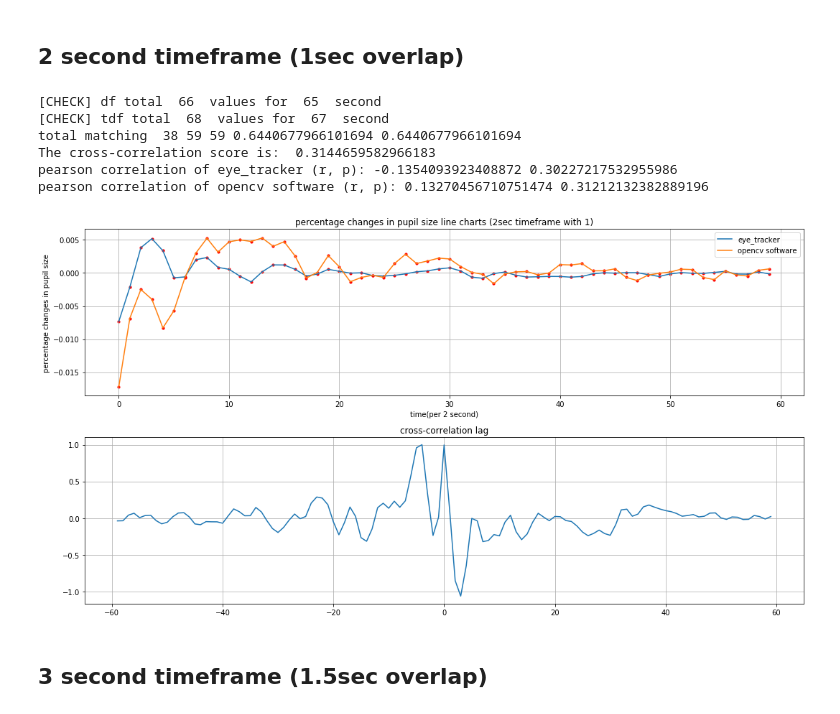
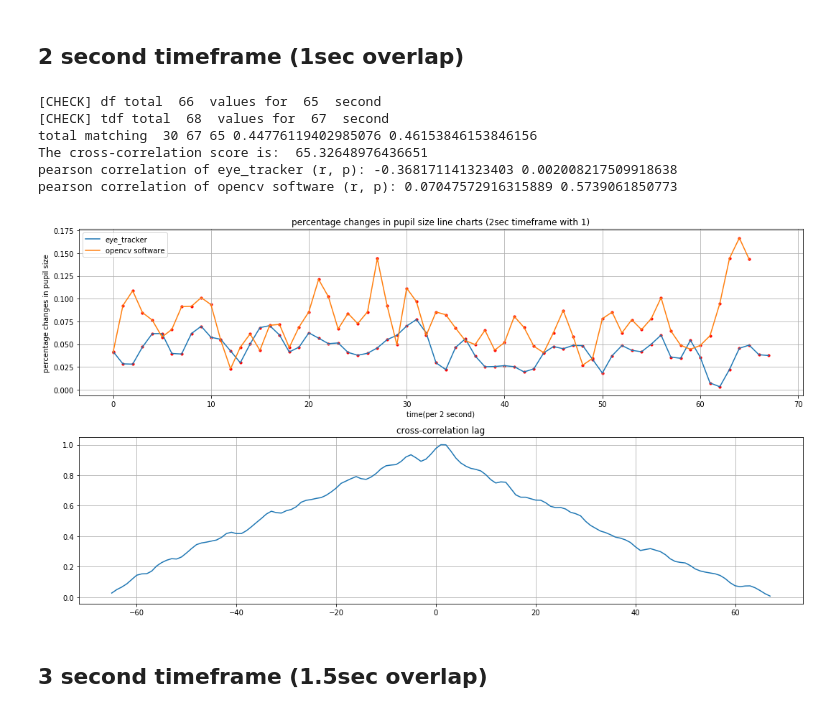
Before and after one commit to kkkkk2017/pupil_data_analysis, a Jupyter notebook: analysis_tobii_opencv_sun.ipynb, the cells around one changed output. Saved outputs shown, nothing was run; the diff lists cells and outputs as text; code cells hidden in the pictures.

```diff
--- a/analysis_tobii_opencv_sun.ipynb
+++ b/analysis_tobii_opencv_sun.ipynb
@@ -179,7 +175,7 @@ def merge_both_side(df):
         b = r['right_r']
 
         if not np.isnan(a) and not np.isnan(b):
-            result.append(np.mean((a, b)))
+            result.append(hmean((a, b)))
         elif not np.isnan(a):
             result.append(a)
         elif not np.isnan(b):
@@ -193,12 +189,14 @@ def merge_both_side(df):
 merge_df = merge_both_side(df)
 merge_tdf = merge_both_side(tdf)
 
-fig, ax = plt.subplots(figsize=(15, 6))
+fig, (ax1, ax2) = plt.subplots(2, figsize=(15, 8))
 
-ax.scatter(x=list(merge_df.index), y=merge_df['pupil'], s=10, label='opencv')
-ax.scatter(x=list(merge_tdf.index), y=merge_tdf['pupil'], s=10, label='tobii')
+ax1.scatter(x=list(merge_df.index), y=merge_df['pupil'], s=10, label='opencv')
+ax2.scatter(x=list(merge_tdf.index), y=merge_tdf['pupil'], s=10, label='tobii')
 
-ax.grid()
-ax.legend(loc='best')
+ax1.grid()
+ax1.legend(loc='best')
+ax2.grid()
+ax2.legend(loc='best')
 # %% [output]
 <matplotlib.legend.Legend at 0x...>
@@ -222,8 +220,7 @@ def normalise(df):
                 values = sorted(values)
                 if len(values) >= 4:
                     values = values[1:-2] #remove the biggest and smallest
-                print(current_sec, values)
-                result.update({current_sec: np.mean(values)})
+                result.update({current_sec: hmean(values)})
                 values = []
 
             current_sec += 0.5
@@ -234,7 +231,7 @@ def normalise(df):
     values = sorted(values)
     if len(values) >= 4:
         values = values[1:-2] #remove the biggest and smallest
-    result.update({current_sec: np.mean(values)})
+    result.update({current_sec: hmean(values)})
 
     return result
 # %%
@@ -312,7 +309,8 @@ def normalise_sec(df, sec=2, overlap=1, half=False): #input dict, half: if overl
         if len(values) == 0:
             result.update({current: result[i-1]})
         else:
-            result.update({current: np.mean(values)})
+            result.update({current: hmean(values)})
+            values = []
 
         current += sec
         current -= overlap
@@ -365,22 +404,22 @@ pearson correlation of opencv software (r, p): -0.06270846306769655 0.6197173817
 # %%
 #normalise into 2 second timeframe
 timeframe = 2
 overlap = 1
 df_2 = normalise_sec(opencv, timeframe, overlap)
 tdf_2 = normalise_sec(tobii, timeframe, overlap)
 print('[CHECK] df total ', len(df_2.keys()), ' values for ', list(df_2.keys())[-1], ' second')
 print('[CHECK] tdf total ', len(tdf_2.keys()), ' values for ', list(tdf_2.keys())[-1], ' second')
-py_rate_2 = cal_rate(list(df_2.values()))[4:]
-tb_rate_2 = cal_rate(list(tdf_2.values()))[:-6]
+py_rate_2 = cal_rate(list(df_2.values()), baseline)
+tb_rate_2 = cal_rate(list(tdf_2.values()), t_baseline)
 plot_rate(tb_rate_2, py_rate_2, timeframe, overlap)
 # %% [output]
 [CHECK] df total  66  values for  65  second
 [CHECK] tdf total  68  values for  67  second
-total matching  38 59 59 0.6440677966101694 0.6440677966101694
-The cross-correlation score is:  0.3144659582966183
-pearson correlation of eye_tracker (r, p): -0.1354093923408872 0.30227217532955986
-pearson correlation of opencv software (r, p): 0.13270456710751474 0.31212132382889196
+total matching  30 67 65 0.44776119402985076 0.46153846153846156
+The cross-correlation score is:  65.32648976436651
+pearson correlation of eye_tracker (r, p): -0.368171141323403 0.002008217509918638
+pearson correlation of opencv software (r, p): 0.07047572916315889 0.5739061850773
-[figure, old version]
+[figure, new version]
 # %% [markdown]
 ## 3 second timeframe (1.5sec overlap)
 # %%
```
Also changed, not shown: parts of 16 cells of this notebook, 3 other files.
